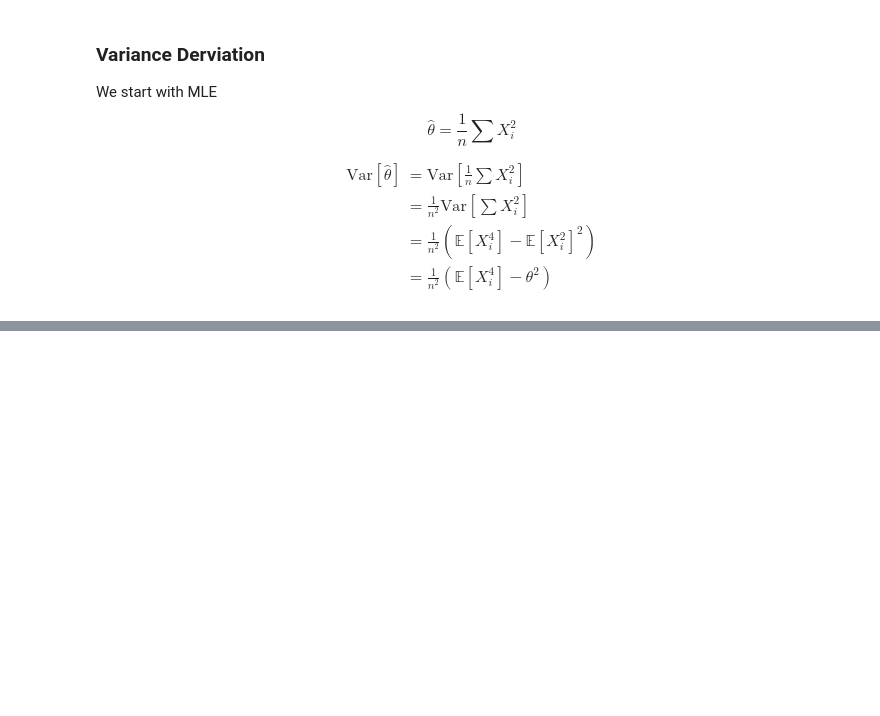
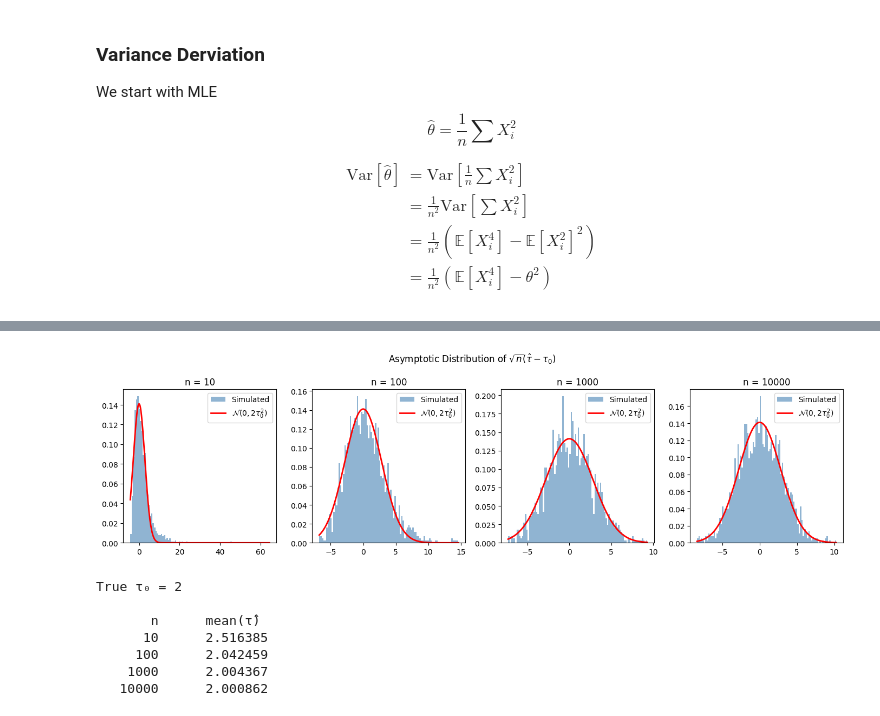
Before and after one commit to su-andrew/stats200q, a Jupyter notebook: Stats200_Book.ipynb, the cells around one changed output, grey strips where cells are left out. Drawn from its saved outputs; the diff is of its cells as text; code cells hidden in the pictures; blank space fills up the shorter version.

```diff
--- a/Stats200_Book.ipynb
+++ b/Stats200_Book.ipynb
@@ -515,0 +546,57 @@ $$ \hat \theta = \frac{1}{n} \sum X_i^2 $$
+# %%
+tau_0 = 2
+mu = 0
+n_trials = 2000
+
+sample_sizes = [10, 100, 1000, 10000]
+
+fig, axes = plt.subplots(1, 4, figsize=(14, 4))
+
+all_tau_hats = {}
+
+for ax, n in zip(axes, sample_sizes):
+    estimates = np.zeros(n_trials)
+    tau_hats = np.zeros(n_trials)
+
+    for b in range(n_trials):
+        # Step 1: Draw n samples from N(mu, 1/tau_0)
+        X = np.random.normal(loc=mu, scale=1/np.sqrt(tau_0), size=n)
+
+        # Step 2: Compute MLE  tau_hat = n / sum((X - mu)^2)
+        tau_hat = n / np.sum((X - mu)**2)
+        tau_hats[b] = tau_hat
+
+        # Step 3: Compute the centered, scaled quantity
+        estimates[b] = np.sqrt(n) * (tau_hat - tau_0)
+
+    all_tau_hats[n] = tau_hats
+
+    # Step 4: Plot histogram
+    ax.hist(estimates, bins=100, density=True, alpha=0.6, color='steelblue', label='Simulated')
+
+    # Step 5: Overlay theoretical limit N(0, 2*tau_0^2)
+    asymp_var = 2 * tau_0**2
+    x = np.linspace(estimates.min(), estimates.max(), 300)
+    ax.plot(x, stats.norm.pdf(x, 0, np.sqrt(asymp_var)),
+            'r-', lw=2, label=r'$\mathcal{N}(0, 2\tau_0^2)$')
+
+    ax.set_title(f'n = {n}')
+    ax.legend()
+
+plt.suptitle(r'Asymptotic Distribution of $\sqrt{n}(\hat\tau - \tau_0)$')
+plt.tight_layout()
+plt.show()
+
+print(f"True τ₀ = {tau_0}")
+print(f"\n{'n':>8}  {'mean(τ̂)':>12}")
+for n, tau_hats in all_tau_hats.items():
+    print(f"{n:>8}  {np.mean(tau_hats):>12.6f}")
+# %% [output]
+[figure, added]
+True τ₀ = 2
+
+       n      mean(τ̂)
+      10      2.516385
+     100      2.042459
+    1000      2.004367
+   10000      2.000862
```
Also changed, not shown: parts of 2 cells of this notebook.
